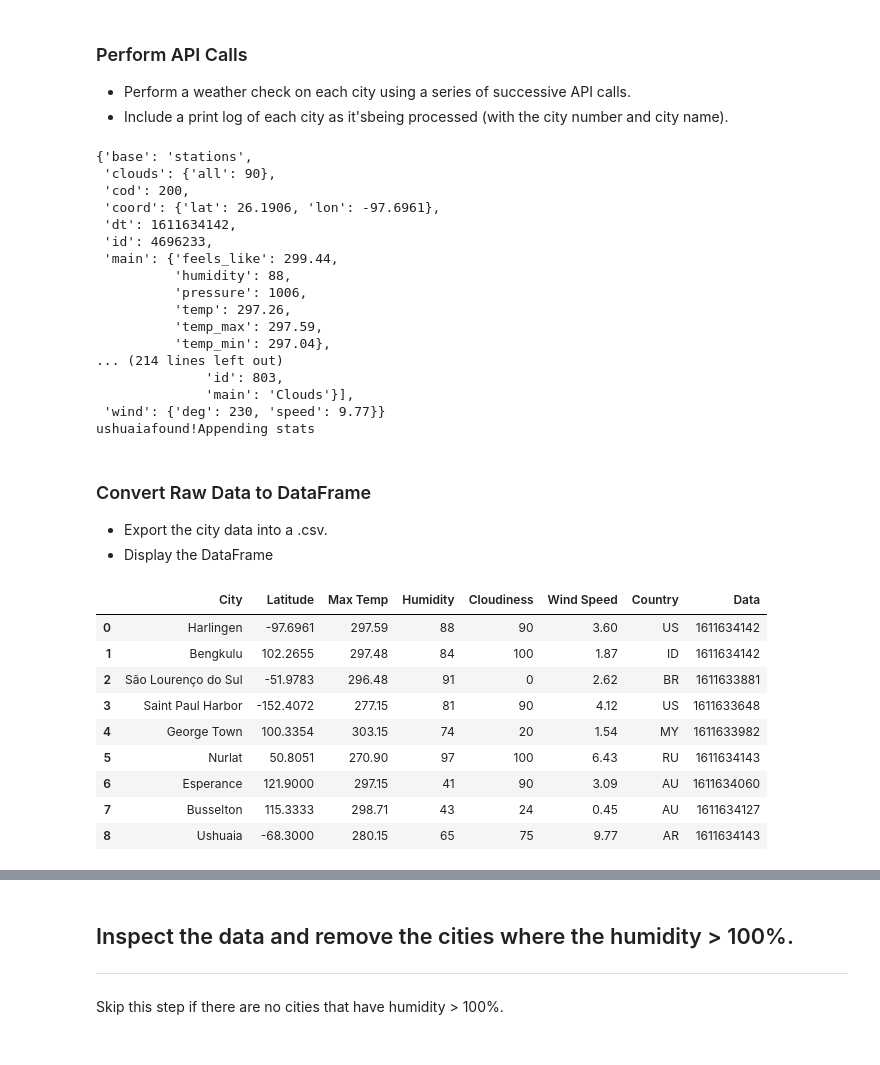
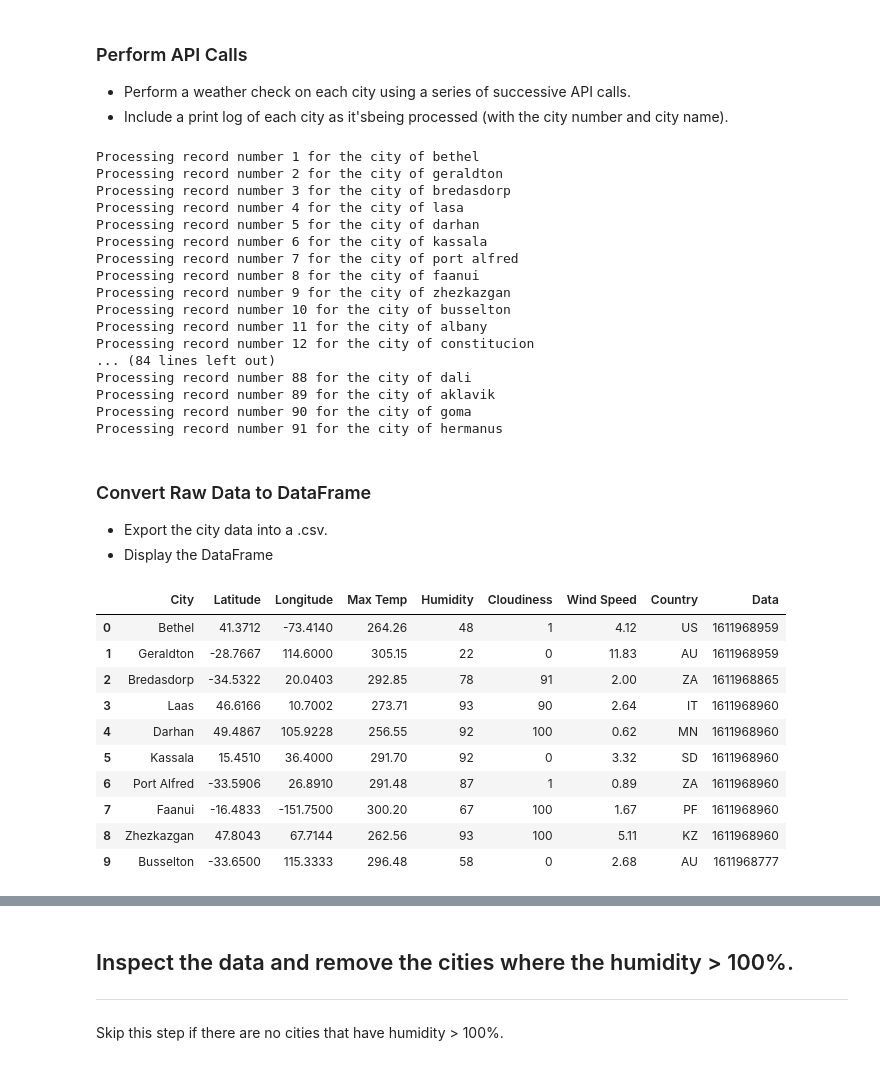
Before and after one commit to econway0321/python-api-challenge, a Jupyter notebook: starter_code/WeatherPy.ipynb, the cells around one changed output, grey strips where cells are left out. Cells and saved outputs as stored; diff of their text form; code cells hidden in the pictures.

```diff
--- a/starter_code/WeatherPy.ipynb
+++ b/starter_code/WeatherPy.ipynb
@@ -111,11 +100,15 @@ wind_speed_data=[]
 country_data=[]
 date_data=[]
 
-for each_city in cities[:10]:
-    query_url = f'{url}q={each_city}&appid={weather_api_key}'
+counter = 0
+
+#while len(city_data) <=15:
+for each_city in cities[:100]:
+    query_url = f'{url}q={each_city}&appid={weather_api_key}'#rpl each_cities cities[counter]
     weather_response=requests.get(query_url)
     weather_data=weather_response.json()
-    pprint(weather_data)
+    #pprint(weather_data)
+    counter = counter + 1
 
     try:
         city_data.append(weather_data['name'])
@@ -127,7 +120,8 @@ for each_city in cities[:10]:
         wind_speed_data.append(weather_data['wind']['speed'])
         country_data.append(weather_data['sys']['country'])
         date_data.append(weather_data['dt'])
-        print(f'{each_city}found!Appending stats')
+        print(f'Processing record number {len(city_data)} for the city of {each_city}')
+
 
     except:
         print('Skipping City')
@@ -136,23 +130,23 @@ for each_city in cities[:10]:
 
     #print(lat_data)
 # %% [output]
-{'base': 'stations',
- 'clouds': {'all': 90},
- 'cod': 200,
- 'coord': {'lat': 26.1906, 'lon': -97.6961},
- 'dt': 1611634142,
- 'id': 4696233,
- 'main': {'feels_like': 299.44,
-          'humidity': 88,
-          'pressure': 1006,
-          'temp': 297.26,
-          'temp_max': 297.59,
-          'temp_min': 297.04},
-... (214 lines left out)
-              'id': 803,
-              'main': 'Clouds'}],
- 'wind': {'deg': 230, 'speed': 9.77}}
-ushuaiafound!Appending stats
+Processing record number 1 for the city of bethel
+Processing record number 2 for the city of geraldton
+Processing record number 3 for the city of bredasdorp
+Processing record number 4 for the city of lasa
+Processing record number 5 for the city of darhan
+Processing record number 6 for the city of kassala
+Processing record number 7 for the city of port alfred
+Processing record number 8 for the city of faanui
+Processing record number 9 for the city of zhezkazgan
+Processing record number 10 for the city of busselton
+Processing record number 11 for the city of albany
+Processing record number 12 for the city of constitucion
+... (84 lines left out)
+Processing record number 88 for the city of dali
+Processing record number 89 for the city of aklavik
+Processing record number 90 for the city of goma
+Processing record number 91 for the city of hermanus
 # %% [markdown]
 ### Convert Raw Data to DataFrame
 * Export the city data into a .csv.
@@ -160,24 +154,25 @@ ushuaiafound!Appending stats
 # %%
 data_df = pd.DataFrame({'City': city_data,
                         'Latitude': lat_data,
-                        'Latitude': lng_data,
+                        'Longitude': lng_data,
                         'Max Temp': max_temp_data,
                         'Humidity': humidity_data,
                         'Cloudiness': cloudiness_data,
                         'Wind Speed': wind_speed_data,
                         'Country': country_data,
                         'Data': date_data})
 
 
 data_df.head(10)
 # %% [output]
-|  | City | Latitude | Max Temp | Humidity | Cloudiness | Wind Speed | Country | Data |
-| 0 | Harlingen | -97.6961 | 297.59 | 88 | 90 | 3.60 | US | 1611634142 |
-| 1 | Bengkulu | 102.2655 | 297.48 | 84 | 100 | 1.87 | ID | 1611634142 |
-| 2 | São Lourenço do Sul | -51.9783 | 296.48 | 91 | 0 | 2.62 | BR | 1611633881 |
-| 3 | Saint Paul Harbor | -152.4072 | 277.15 | 81 | 90 | 4.12 | US | 1611633648 |
-| 4 | George Town | 100.3354 | 303.15 | 74 | 20 | 1.54 | MY | 1611633982 |
-| 5 | Nurlat | 50.8051 | 270.90 | 97 | 100 | 6.43 | RU | 1611634143 |
-| 6 | Esperance | 121.9000 | 297.15 | 41 | 90 | 3.09 | AU | 1611634060 |
-| 7 | Busselton | 115.3333 | 298.71 | 43 | 24 | 0.45 | AU | 1611634127 |
-| 8 | Ushuaia | -68.3000 | 280.15 | 65 | 75 | 9.77 | AR | 1611634143 |
+|  | City | Latitude | Longitude | Max Temp | Humidity | Cloudiness | Wind Speed | Country | Data |
+| 0 | Bethel | 41.3712 | -73.4140 | 264.26 | 48 | 1 | 4.12 | US | 1611968959 |
+| 1 | Geraldton | -28.7667 | 114.6000 | 305.15 | 22 | 0 | 11.83 | AU | 1611968959 |
+| 2 | Bredasdorp | -34.5322 | 20.0403 | 292.85 | 78 | 91 | 2.00 | ZA | 1611968865 |
+| 3 | Laas | 46.6166 | 10.7002 | 273.71 | 93 | 90 | 2.64 | IT | 1611968960 |
+| 4 | Darhan | 49.4867 | 105.9228 | 256.55 | 92 | 100 | 0.62 | MN | 1611968960 |
+| 5 | Kassala | 15.4510 | 36.4000 | 291.70 | 92 | 0 | 3.32 | SD | 1611968960 |
+| 6 | Port Alfred | -33.5906 | 26.8910 | 291.48 | 87 | 1 | 0.89 | ZA | 1611968960 |
+| 7 | Faanui | -16.4833 | -151.7500 | 300.20 | 67 | 100 | 1.67 | PF | 1611968960 |
+| 8 | Zhezkazgan | 47.8043 | 67.7144 | 262.56 | 93 | 100 | 5.11 | KZ | 1611968960 |
+| 9 | Busselton | -33.6500 | 115.3333 | 296.48 | 58 | 0 | 2.68 | AU | 1611968777 |
```
Also changed, not shown: parts of 34 cells of this notebook, 3 other files.
